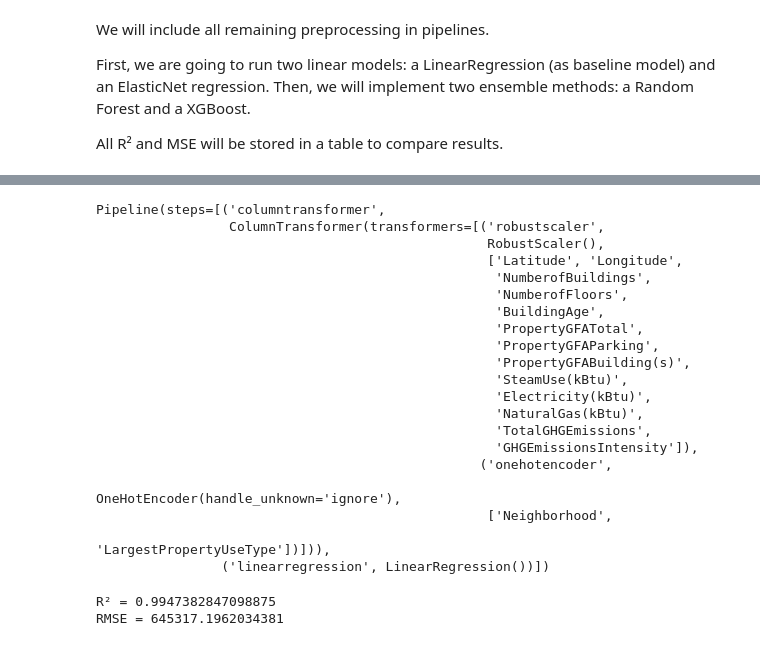
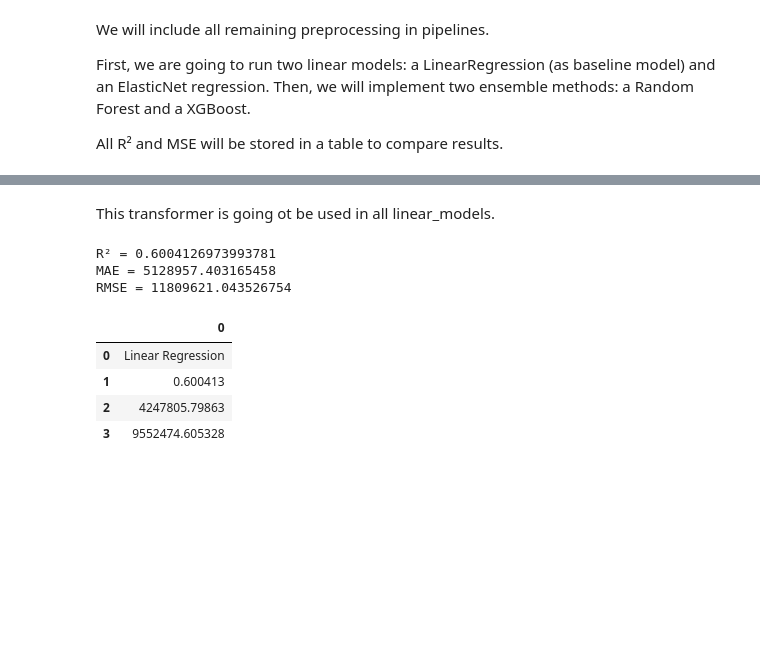
Before and after one commit to gregmansio/Seattle_Energy_GHG_OC_P4, a Jupyter notebook: Energy consumption.ipynb, the cells around one changed output, grey strips where cells are left out. Drawn from its saved outputs; the diff is of its cells as text; code cells hidden in the pictures; blank space fills up the shorter version.

```diff
--- a/Energy consumption.ipynb
+++ b/Energy consumption.ipynb
@@ -102,3 +113,7 @@ We will take the gross energy consumption: 'SiteEnergyUseWN(kBtu)' as feature to
+# %%
+data['elec_share'] = data['Electricity(kBtu)'] / data['SiteEnergyUse(kBtu)']
+data['gas_share'] = data['NaturalGas(kBtu)'] / data['SiteEnergyUse(kBtu)']
+data['steam_share'] = data['SteamUse(kBtu)'] / data['SiteEnergyUse(kBtu)']
 # %% [markdown]
 #### Train & Test sets
 # %%
@@ -145,43 +181,19 @@ from sklearn.metrics import r2_score
+# %% [markdown]
+This transformer is going ot be used in all linear_models.
 # %%
 ## Linear Regression
-# Transformer
-transformer = make_column_transformer(
-                                      (RobustScaler(),
-                                       # We choose the robust scaler because we have outliers
-                                       # that we want to keep
-                                              ['Latitude', 'Longitude',
-                                               'NumberofBuildings', 'NumberofFloors', 'BuildingAge',
-                                               'PropertyGFATotal','PropertyGFAParking', 'PropertyGFABuilding(s)',
-                                               'SteamUse(kBtu)', 'Electricity(kBtu)', 'NaturalGas(kBtu)',
-                                               'TotalGHGEmissions', 'GHGEmissionsIntensity']),
-                                      (OneHotEncoder(handle_unknown='ignore'),
-                                       # we decide to ignore unknown categories because some building types are
-                                       # unique, and therefore only exist
-                                       # in either the test or the train set.
-                                              ['Neighborhood', 'LargestPropertyUseType'])
-                                     )
-
-
+# Model fitting
 model_lr = make_pipeline(transformer, LinearRegression())
 model_lr.fit(X_train, y_train)
+
+# Predictions
+y_pred = model_lr.predict(X_test)
+
+# Results
+print("R² =", model_lr.score(X_train, y_train))
+print("MAE =", mean_absolute_error(y_test, y_pred))
+print("RMSE =", np.sqrt(mean_squared_error(y_test, y_pred)))
 # %% [output]
-Pipeline(steps=[('columntransformer',
-                 ColumnTransformer(transformers=[('robustscaler',
-                                                  RobustScaler(),
-                                                  ['Latitude', 'Longitude',
-                                                   'NumberofBuildings',
-                                                   'NumberofFloors',
-                                                   'BuildingAge',
-                                                   'PropertyGFATotal',
-                                                   'PropertyGFAParking',
-                                                   'PropertyGFABuilding(s)',
-                                                   'SteamUse(kBtu)',
-                                                   'Electricity(kBtu)',
-                                                   'NaturalGas(kBtu)',
-                                                   'TotalGHGEmissions',
-                                                   'GHGEmissionsIntensity']),
-                                                 ('onehotencoder',
-                                                  OneHotEncoder(handle_unknown='ignore'),
-                                                  ['Neighborhood',
-                                                   'LargestPropertyUseType'])])),
-                ('linearregression', LinearRegression())])
+R² = 0.6004126973993781
+MAE = 5128957.403165458
+RMSE = 11809621.043526754
@@ -191,6 +199,0 @@ y_pred = model_lr.predict(X_test)
-# %%
-print("R² =", model_lr.score(X_train, y_train))
-print("RMSE =", np.sqrt(mean_squared_error(y_test, y_pred)))
-# %% [output]
-R² = 0.9947382847098875
-RMSE = 645317.1962034381
@@ -196,0 +202,8 @@ RMSE = 645317.1962034381
+# %%
+Linear_Regression_results
+# %% [output]
+|  | 0 |
+| 0 | Linear Regression |
+| 1 | 0.600413 |
+| 2 | 4247805.79863 |
+| 3 | 9552474.605328 |
```
Also changed, not shown: parts of 31 cells of this notebook.
